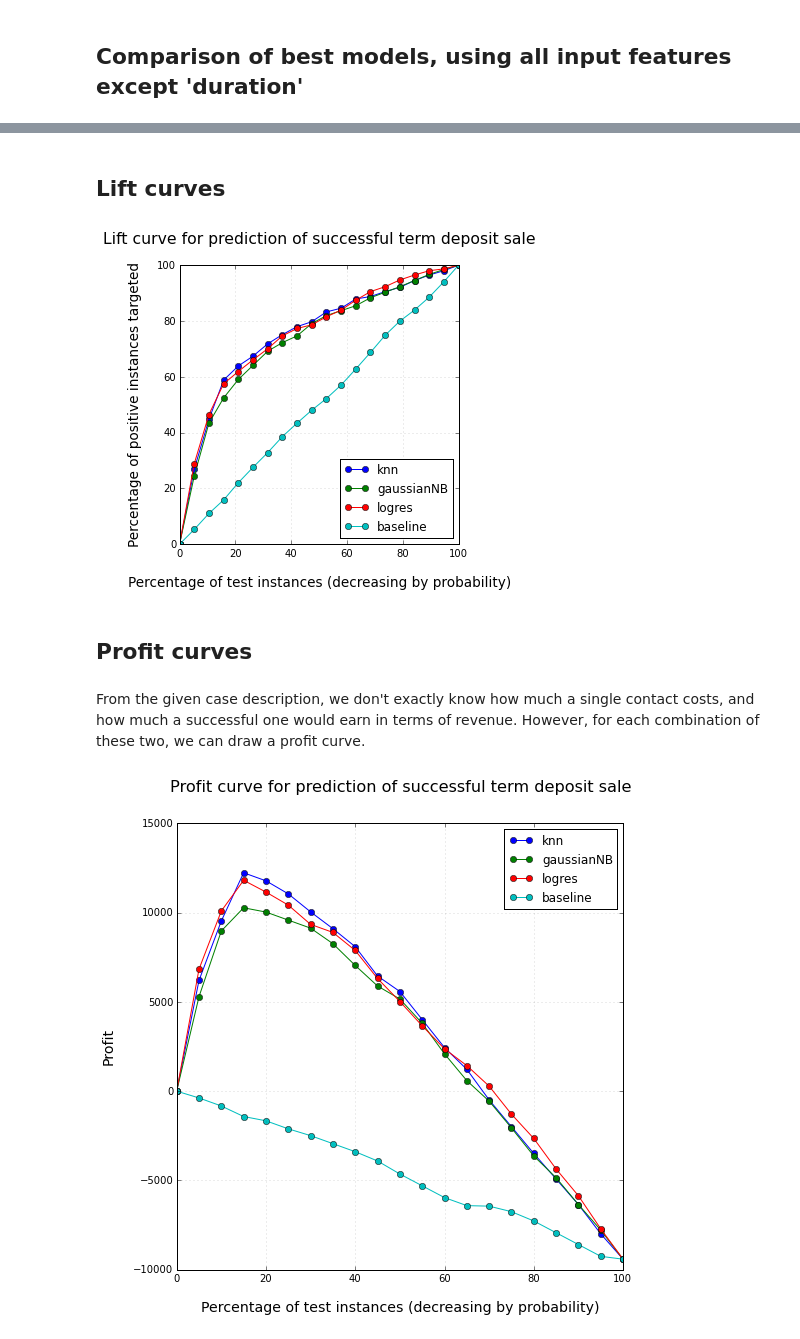
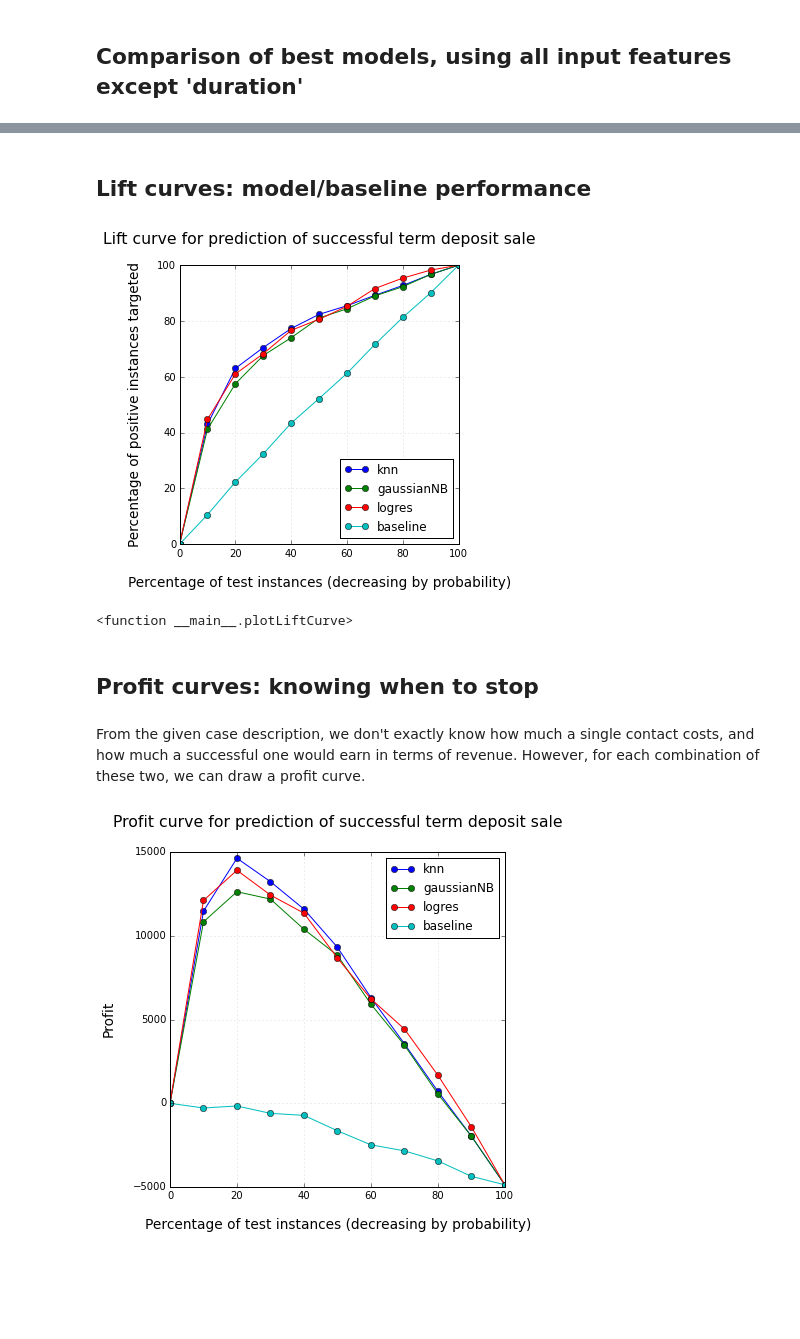
Before and after one commit to fdurant/mcnulty_banking, a Jupyter notebook: project_mcnulty_banking.ipynb, the cells around one changed output, grey strips where cells are left out. Cells and saved outputs as stored; diff of their text form; code cells hidden in the pictures; blank space fills up the shorter version.

```diff
--- a/project_mcnulty_banking.ipynb
+++ b/project_mcnulty_banking.ipynb
@@ -500,5 +535,5 @@ Predicting probabilities for baseline model ... done
 # %% [markdown]
-## Lift curves
+## Lift curves: model/baseline performance
 # %%
 import numpy as np
 import mpld3
@@ -571,7 +606,7 @@ table, th, td {
         xPerc = [x[0]*100 for x in lifts]
         yPerc = [x[1]*100 for x in lifts]
         points = ax.plot(xPerc, yPerc, 'o-', label="%s" % modelNameShort)
-        labels = ["<table><th colspan='2'>%s</th><tr><td>the first</td><td>%2.1f%%</td></tr><tr><td>yields</td><td>%2.1f%%</td></tr><tr><td>cum. lift</td><td>%1.1f</td></tr><tr><td>local lift</td><td>%1.1f</td></tr></table>" % (modelNameShort, xPerc[i],yPerc[i], lifts[i][2], lifts[i][3]) for i in range(len(yPerc))]
+        labels = ["<table><th colspan='2'>%s</th><tr><td>top-scored</td><td>%2.1f%%</td></tr><tr><td>yields</td><td>%2.1f%%</td></tr><tr><td>cum. lift</td><td>%1.1f</td></tr><tr><td>local lift</td><td>%1.1f</td></tr></table>" % (modelNameShort, xPerc[i],yPerc[i], lifts[i][2], lifts[i][3]) for i in range(len(yPerc))]
         mpld3.plugins.connect(liftCurveFigure, mpld3.plugins.PointHTMLTooltip(points[0],labels=labels, css=css))
     ax.set_title("Lift curve for prediction of successful term deposit sale", y=1.06, fontsize=14 + log(figSize))
     ax.set_xlabel("Percentage of test instances (decreasing by probability)", labelpad=15 + log(figSize), fontsize=12 + log(figSize))
@@ -585,18 +620,21 @@ from IPython.html.widgets import interact, fixed
 mpld3.save_html(plotLiftCurve(numberOfPercentiles=10, figSize=9), "plotLiftCurveBanking.html", figid="Lift_Curve_Banking")
 interact(plotLiftCurve, numberOfPercentiles=(5, 20), figSize=(5,10))
 # %% [output]
-[figure, old version]
+[figure, new version]
+<function __main__.plotLiftCurve>
 # %% [markdown]
-## Profit curves
+## Profit curves: knowing when to stop
 # %% [markdown]
 From the given case description, we don't exactly know how much a single contact costs, and how much a successful one would earn in terms of revenue. However, for each combination of these two, we can draw a profit curve.
 # %%
 def calculateProfit(sortedProbsAndTrueLabels,
-                    costPerContact=10,
-                    revenuePerContact=50,
                     nrPercentiles=20,
-                    posLabel=1):
-    ''' Input is a list of tuples containing (prob, true label), sorted in descending order per prob
+                    posLabel=1,
+                    avgCostPerContact=10,
+                    avgRevenuePerContact=50
+                    ):
+    ''' Input is a list of tuples containing (prob, avg cost per contact, avg revenue per contact,
+         number of percentiles, true label), sorted in descending order per prob
         Output is a list containing tuples of the form
         (percentOfTargetPopulationInThisPercentile,
          cumulative revenue,
@@ -606,8 +644,8 @@ def calculateProfit(sortedProbsAndTrueLabels,
          cost for this percentile,
          profit for this percentile)
     '''
-    assert(costPerContact >= 0.0), "costPerContact is expressed as a positive float"
-    assert(revenuePerContact >= 0.0), "costPerContact is expressed as a positive float"
+    assert(avgCostPerContact >= 0.0), "avgCostPerContact is expressed as a positive float"
+    assert(avgRevenuePerContact >= 0.0), "avgRevenuePerContact is expressed as a positive float"
     numberOfPositiveInstances = len([x for x in sortedProbsAndTrueLabels if x[1] == posLabel])
     percentileSplitOfInstances = [np_array.tolist() for np_array in np.array_split(np.array([x[1] for x in sortedProbsAndTrueLabels]), nrPercentiles)]
 #    print "len(percentileSplitOfInstances) = ", len(percentileSplitOfInstances)
@@ -623,8 +661,8 @@ def calculateProfit(sortedProbsAndTrueLabels,
         assert(nrPositivesInPercentile + nrNegativesInPercentile == len(percentile))
         assert(len(percentile) > 0)
         p = float(c+1)/float(nrPercentiles)
-        costThisPercentile = costPerContact * (nrPositivesInPercentile + nrNegativesInPercentile)
-        revenueThisPercentile = revenuePerContact * nrPositivesInPercentile
+        costThisPercentile = avgCostPerContact * (nrPositivesInPercentile + nrNegativesInPercentile)
+        revenueThisPercentile = avgRevenuePerContact * nrPositivesInPercentile
         profitThisPercentile = revenueThisPercentile - costThisPercentile
         cumulativeRevenue = cumulativeRevenue + revenueThisPercentile
         cumulativeCost = cumulativeCost + costThisPercentile
@@ -632,7 +670,7 @@ def calculateProfit(sortedProbsAndTrueLabels,
         result.append((p, cumulativeRevenue, cumulativeCost, cumulativeProfit, revenueThisPercentile, costThisPercentile, profitThisPercentile))
     return result
 
-def plotProfitCurve(costPerContact=5, revenuePerContact=15, numberOfPercentiles=10, figSize=7):
+def plotProfitCurve(numberOfPercentiles=10, figSize=7, avgCostPerContact=5, avgRevenuePerContact=15):
     # Define some CSS to control our custom labels
     css = """
 table {
@@ -646,41 +684,41 @@ td {
   padding: 2px;
   background-color: #cccccc;
 }
 table, th, td {
   font-family:Arial, Helvetica, sans-serif;
   border: 1px solid black;
   text-align: right;
 }
 """
 
-    profitCurveFigure, ax = plt.subplots(figsize=(figSize,figSize))
+    profitCurveFigure, ax = plt.subplots(figsize=(int(figSize),int(figSize)))
     ax.grid(True, alpha=0.3)
     ax.set_autoscaley_on(True)
     for modelName, probs in finalPredictions.iteritems():
         modelNameShort = re.split("\s+", modelName)[0]
         y_probs = [x[1] for x in finalPredictions[modelName]['test']]
         sortedProbsAndTrueLabels = sortTestSetByProbability(y_test,y_probs)
         profits = calculateProfit(sortedProbsAndTrueLabels,
-                                  costPerContact=costPerContact,
-                                  revenuePerContact=revenuePerContact,
-                                  nrPercentiles=numberOfPercentiles,
+                                  avgCostPerContact=avgCostPerContact,
+                                  avgRevenuePerContact=avgRevenuePerContact,
+                                  nrPercentiles=int(numberOfPercentiles),
                                   posLabel=1)
         xPerc = [x[0]*100 for x in profits]
         yProfit = [x[3] for x in profits]
         points = ax.plot(xPerc, yProfit, 'o-', label="%s" % modelNameShort)
-        labels = ["<table><th colspan='2'>%s</th><tr><td>the first</td><td>%2.1f%%</td></tr><tr><td>cum. profit</td><td>%.0f</td></tr><tr><td>interval profit</td><td>%.0f</td></tr></table>" % (modelNameShort, xPerc[i],yProfit[i], profits[i][6]) for i in range(len(yProfit))]
+        labels = ["<table><th colspan='2'>%s</th><tr><td>top-scored</td><td>%2.1f%%</td></tr><tr><td>cum. profit</td><td>%.0f</td></tr><tr><td>interval profit</td><td>%.0f</td></tr></table>" % (modelNameShort, xPerc[i],yProfit[i], profits[i][6]) for i in range(len(yProfit))]
         mpld3.plugins.connect(profitCurveFigure, mpld3.plugins.PointHTMLTooltip(points[0],labels=labels, css=css))
 #        print "%s: " % modelNameShort, profits
-    ax.set_title("Profit curve for prediction of successful term deposit sale", y=1.06, fontsize=14 + log(figSize))
-    ax.set_xlabel("Percentage of test instances (decreasing by probability)", labelpad=15 + log(figSize), fontsize=12 + log(figSize))
-    ax.set_ylabel("Profit", labelpad=15 + log(figSize), fontsize=12 + log(figSize))
+    ax.set_title("Profit curve for prediction of successful term deposit sale", y=1.06, fontsize=14 + log(int(figSize)))
+    ax.set_xlabel("Percentage of test instances (decreasing by probability)", labelpad=15 + log(int(figSize)), fontsize=12 + log(int(figSize)))
+    ax.set_ylabel("Profit", labelpad=15 + log(int(figSize)), fontsize=12 + log(int(figSize)))
     plt.legend(loc=1)
     plt.show()
     return profitCurveFigure
 
 from IPython.html.widgets import interact, fixed
 
-mpld3.save_html(plotProfitCurve(costPerContact=10, revenuePerContact=50, numberOfPercentiles=20, figSize=9), "plotLiftCurveBanking.html", figid="Lift_Curve_Banking")
-interact(plotProfitCurve, costPerContact=(10,50), revenuePerContact=(20,100), numberOfPercentiles=(10, 50), figSize=(5,10))
+mpld3.save_html(plotProfitCurve(avgCostPerContact=10, avgRevenuePerContact=50, numberOfPercentiles=20, figSize=9), "plotLiftCurveBanking.html", figid="Lift_Curve_Banking")
+interact(plotProfitCurve, numberOfPercentiles=(10,50), figSize=(5,10), avgCostPerContact=(10,50), avgRevenuePerContact=(20,100))
 # %% [output]
-[figure, old version]
+[figure, new version]
```
Also changed, not shown: parts of 3 cells of this notebook.
